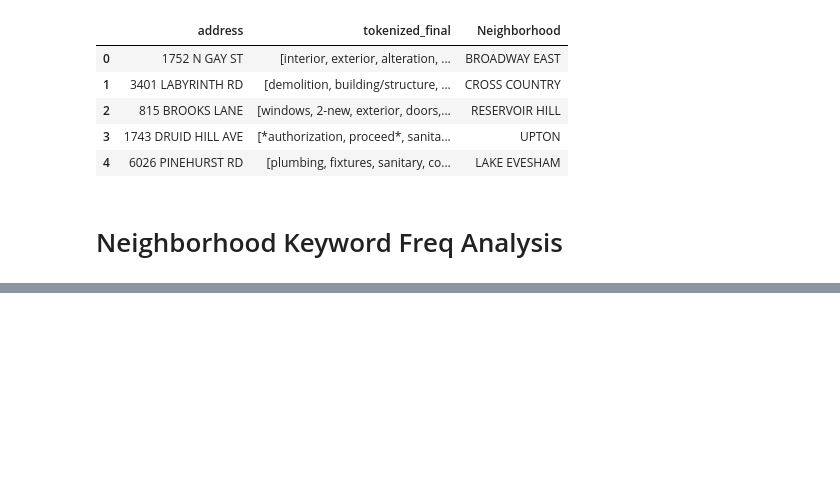
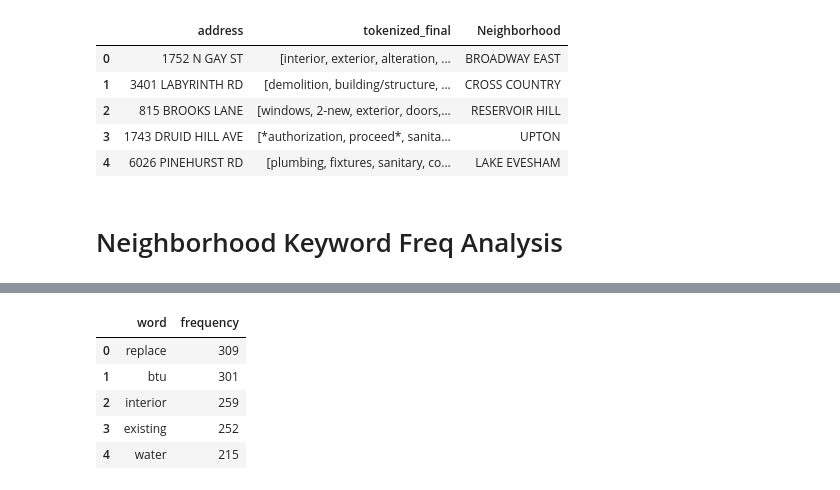
Before and after one commit to Gramir10/Construction-Permit-Text-Analysis, a Jupyter notebook: CPTA_project - Neighboorhood.ipynb, the cells around one changed output, grey strips where cells are left out. Cells and saved outputs as stored; diff of their text form; code cells hidden in the pictures; blank space fills up the shorter version.

```diff
--- a/CPTA_project - Neighboorhood.ipynb
+++ b/CPTA_project - Neighboorhood.ipynb
@@ -946,0 +929,19 @@ YALEHEIGHTS_df]
+# %%
+ARCADIA = ['ARCADIA']
+word_list_final_3 = []
+for sublist in description_list_final_3:
+    for word in sublist:
+        word_list_final_3.append(word)
+word_frequency_dict_final_3 = FreqDist(word_list_final_3)
+df_word_frequency_3 = pd.DataFrame(word_frequency_dict_final_3.items(),columns=['word','frequency'])
+df_word_frequency_3 = df_word_frequency_3.sort_values(by = 'frequency', ascending = False).reset_index()
+del df_word_frequency_3['index']
+frequency_sum_3 = df_word_frequency_3['frequency'].sum()
+df_word_frequency_3.head(5)
+# %% [output]
+|  | word | frequency |
+| 0 | replace | 309 |
+| 1 | btu | 301 |
+| 2 | interior | 259 |
+| 3 | existing | 252 |
+| 4 | water | 215 |
```
Also changed, not shown: parts of 17 cells of this notebook.
